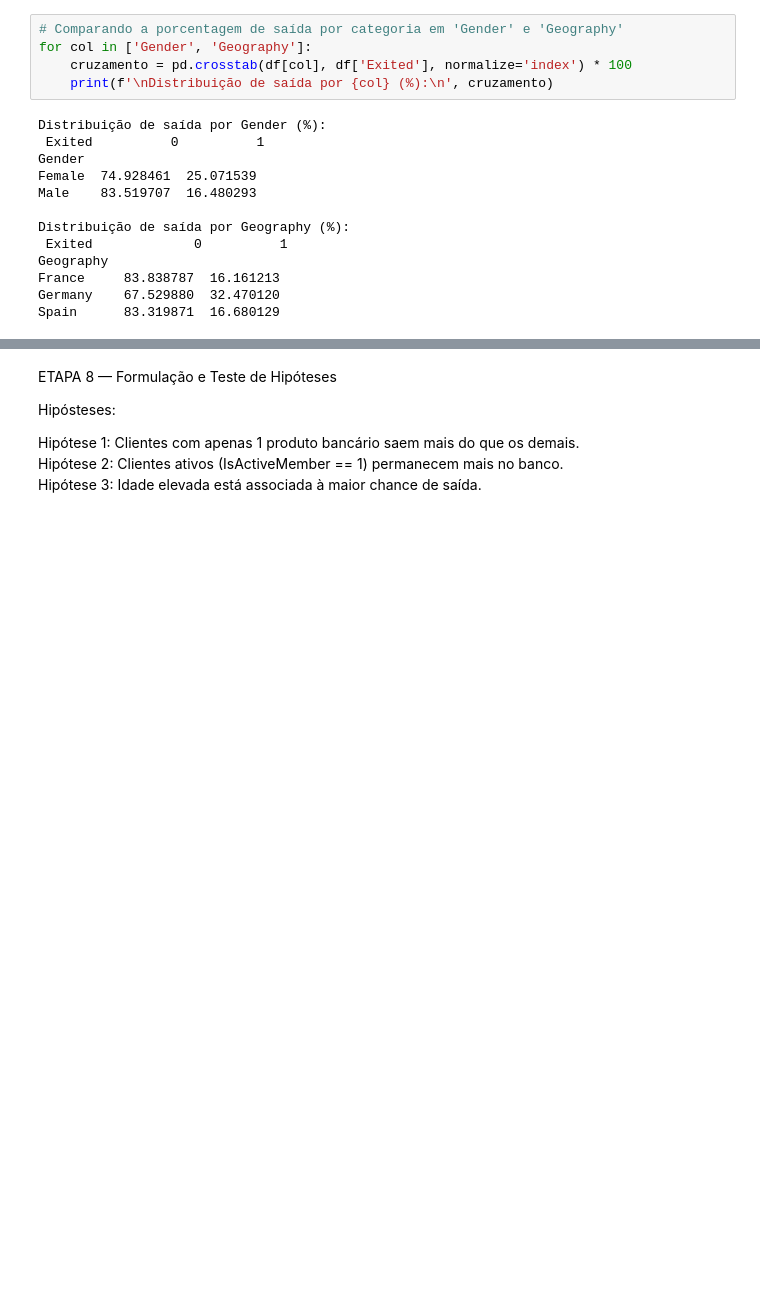
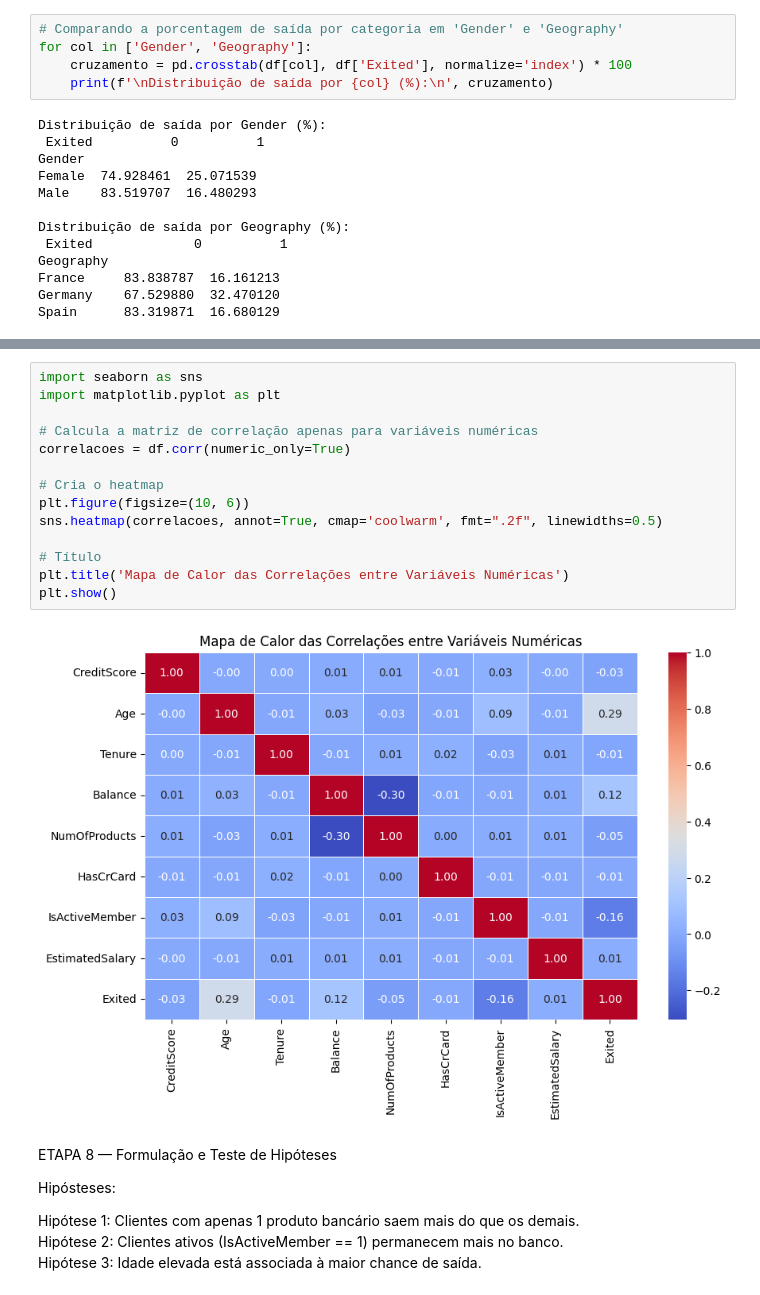
Before and after one commit to vitao-bolado/Trabalho1_AnaliseDados, a Jupyter notebook: Trabalho1.ipynb, the cells around one changed output, grey strips where cells are left out. Drawn from its saved outputs; the diff is of its cells as text; blank space fills up the shorter version.

```diff
--- a/Trabalho1.ipynb
+++ b/Trabalho1.ipynb
@@ -217,3 +242,19 @@ Name: Exited, dtype: float64
+# %%
+import seaborn as sns
+import matplotlib.pyplot as plt
+
+# Calcula a matriz de correlação apenas para variáveis numéricas
+correlacoes = df.corr(numeric_only=True)
+
+# Cria o heatmap
+plt.figure(figsize=(10, 6))
+sns.heatmap(correlacoes, annot=True, cmap='coolwarm', fmt=".2f", linewidths=0.5)
+
+# Título
+plt.title('Mapa de Calor das Correlações entre Variáveis Numéricas')
+plt.show()
+# %% [output]
+[figure, added]
 # %% [markdown]
 ETAPA 8 — Formulação e Teste de Hipóteses
 
```
Also changed, not shown: parts of 8 cells of this notebook.
